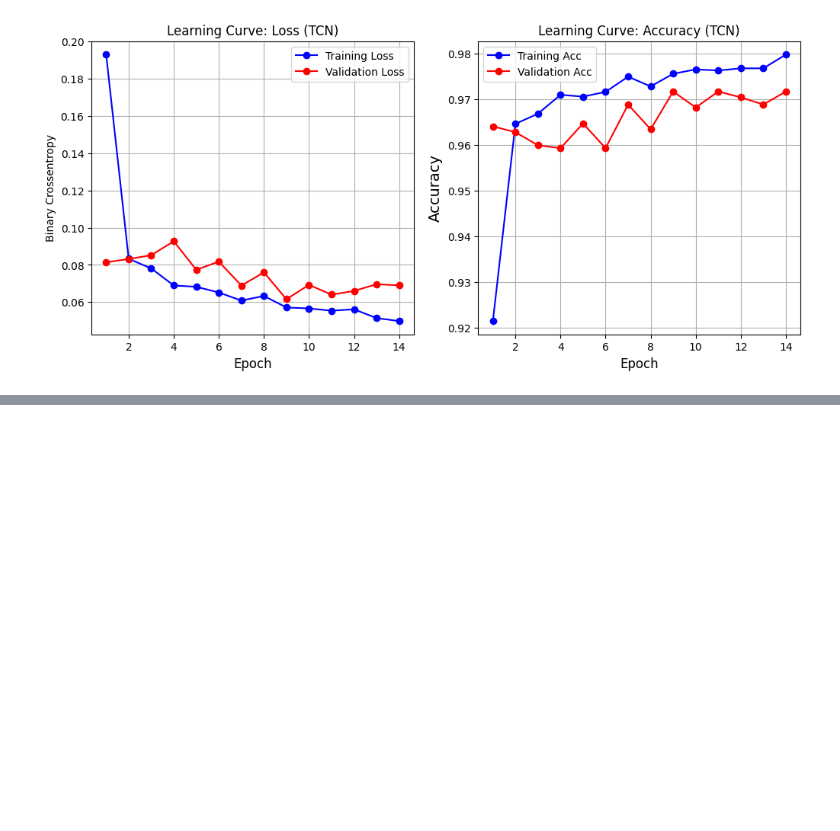
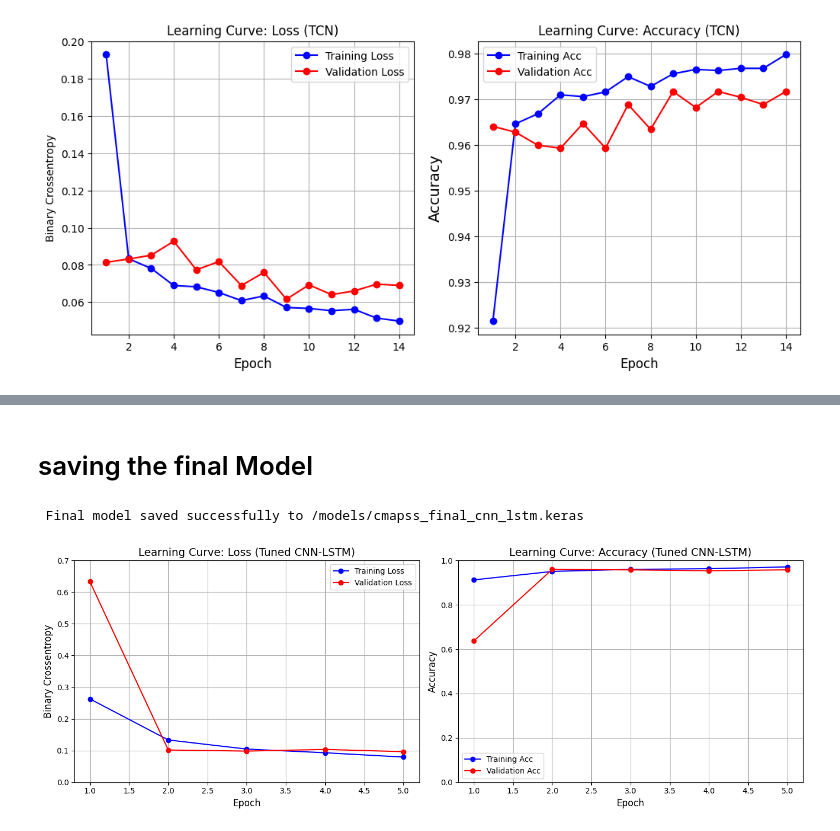
Before and after one commit to Sunnahboy/cmapss-predictive-maintenance, a Jupyter notebook: notebooks/02_model_building.ipynb, the cells around one changed output, grey strips where cells are left out. Saved outputs shown, nothing was run; the diff lists cells and outputs as text; code cells hidden in the pictures; blank space fills up the shorter version.

```diff
--- a/notebooks/02_model_building.ipynb
+++ b/notebooks/02_model_building.ipynb
@@ -314,0 +694,59 @@ plot_learning_curves(history_b)
+# %% [markdown]
+# saving the final Model
+# %%
+import os
+
+# Create a folder for our saved models if it doesn't exist
+os.makedirs('../models', exist_ok=True)
+
+# Save the entire architecture, weights, and optimizer state
+final_model.save('../models/cmapss_final_cnn_lstm.keras')
+print(" Final model saved successfully to /models/cmapss_final_cnn_lstm.keras")
+# %% [output]
+ Final model saved successfully to /models/cmapss_final_cnn_lstm.keras
+# %%
+# 1. Make your plotting function dynamic
+def plot_learning_curves(history, model_name):
+    loss = history.history['loss']
+    val_loss = history.history['val_loss']
+    acc = history.history['accuracy']
+    val_acc = history.history['val_accuracy']
+    epochs = range(1, len(acc) + 1)
+
+    plt.figure(figsize=(14, 5))
+
+    # Plot 1: Loss
+    plt.subplot(1, 2, 1)
+    plt.plot(epochs, loss, 'bo-', label='Training Loss')
+    plt.plot(epochs, val_loss, 'ro-', label='Validation Loss')
+    plt.title(f'Learning Curve: Loss ({model_name})', fontsize=14)
+    plt.ylabel('Binary Crossentropy', fontsize=12)
+    plt.xlabel('Epoch', fontsize=12)
+
+
+    plt.ylim(0, 0.7) # Sets (prevents zooming)
+
+    plt.legend()
+    plt.grid(True)
+
+    # Plot 2: Accuracy
+    plt.subplot(1, 2, 2)
+    plt.plot(epochs, acc, 'bo-', label='Training Acc')
+    plt.plot(epochs, val_acc, 'ro-', label='Validation Acc')
+    plt.title(f'Learning Curve: Accuracy ({model_name})', fontsize=14)
+    plt.ylabel('Accuracy', fontsize=12)
+    plt.xlabel('Epoch', fontsize=12)
+
+
+    plt.ylim(0, 1.0) #Sets accuracy view from 0% to 100%
+
+    plt.legend()
+    plt.grid(True)
+
+    plt.tight_layout()
+    plt.show()
+# %%
+# 4. Plot it!
+plot_learning_curves(history_final, model_name="Tuned CNN-LSTM")
+# %% [output]
+[figure, added]
```
Also changed, not shown: parts of 19 cells of this notebook, 10 other files.
